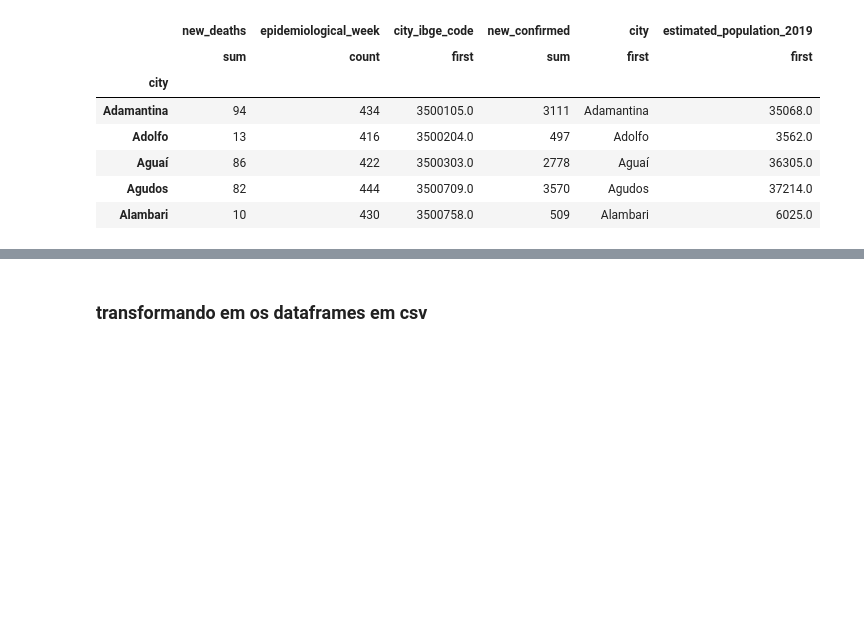
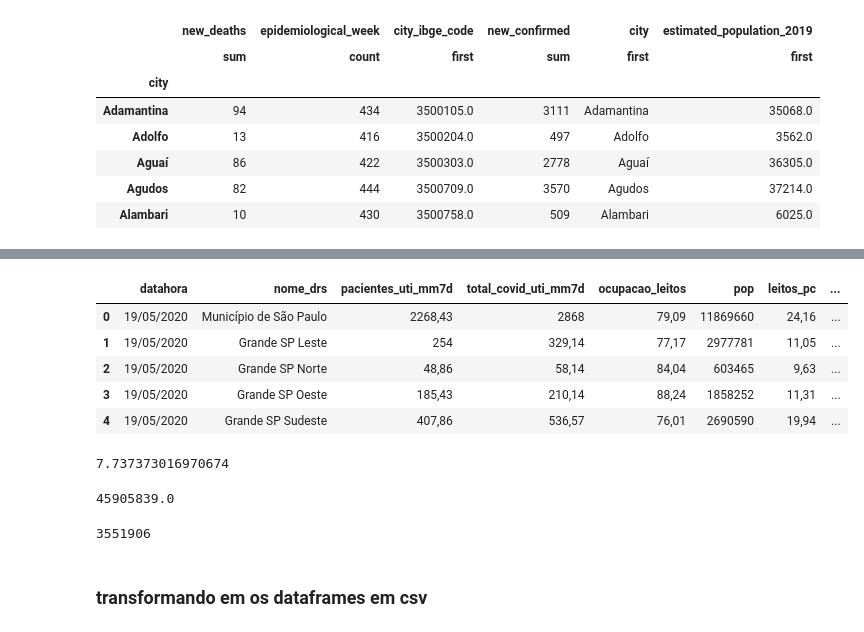
Before and after one commit to natfontanesi/Projeto_Modulo_4, a Jupyter notebook: Notebooks/Projeto_4.ipynb, the cells around one changed output, grey strips where cells are left out. Drawn from its saved outputs; the diff is of its cells as text; code cells hidden in the pictures; blank space fills up the shorter version.

```diff
--- a/Notebooks/Projeto_4.ipynb
+++ b/Notebooks/Projeto_4.ipynb
@@ -143,3 +206,26 @@ planilha1.head()
+# %%
+df2=pd.read_csv('/Users/natas/OneDrive/Área de Trabalho/Resilia/Modulo_4/Projeto_4_bases/123leitos_internacoes.csv',sep=';')
+# %%
+df2.head()
+# %% [output]
+|  | datahora | nome_drs | pacientes_uti_mm7d | total_covid_uti_mm7d | ocupacao_leitos | pop | leitos_pc | ... |
+| 0 | 19/05/2020 | Município de São Paulo | 2268,43 | 2868 | 79,09 | 11869660 | 24,16 | ... |
+| 1 | 19/05/2020 | Grande SP Leste | 254 | 329,14 | 77,17 | 2977781 | 11,05 | ... |
+| 2 | 19/05/2020 | Grande SP Norte | 48,86 | 58,14 | 84,04 | 603465 | 9,63 | ... |
+| 3 | 19/05/2020 | Grande SP Oeste | 185,43 | 210,14 | 88,24 | 1858252 | 11,31 | ... |
+| 4 | 19/05/2020 | Grande SP Sudeste | 407,86 | 536,57 | 76,01 | 2690590 | 19,94 | ... |
+# %%
+sp['new_confirmed'].sum()/sp['estimated_population_2019'].unique().sum()*100
+# %% [output]
+7.737373016970674
+# %%
+sp['estimated_population_2019'].unique().sum()
+# %% [output]
+45905839.0
+# %%
+sp['new_confirmed'].sum()
+# %% [output]
+3551906
 # %% [markdown]
 ### transformando em os dataframes em csv
 # %%
```
Also changed, not shown: parts of 25 cells of this notebook.
